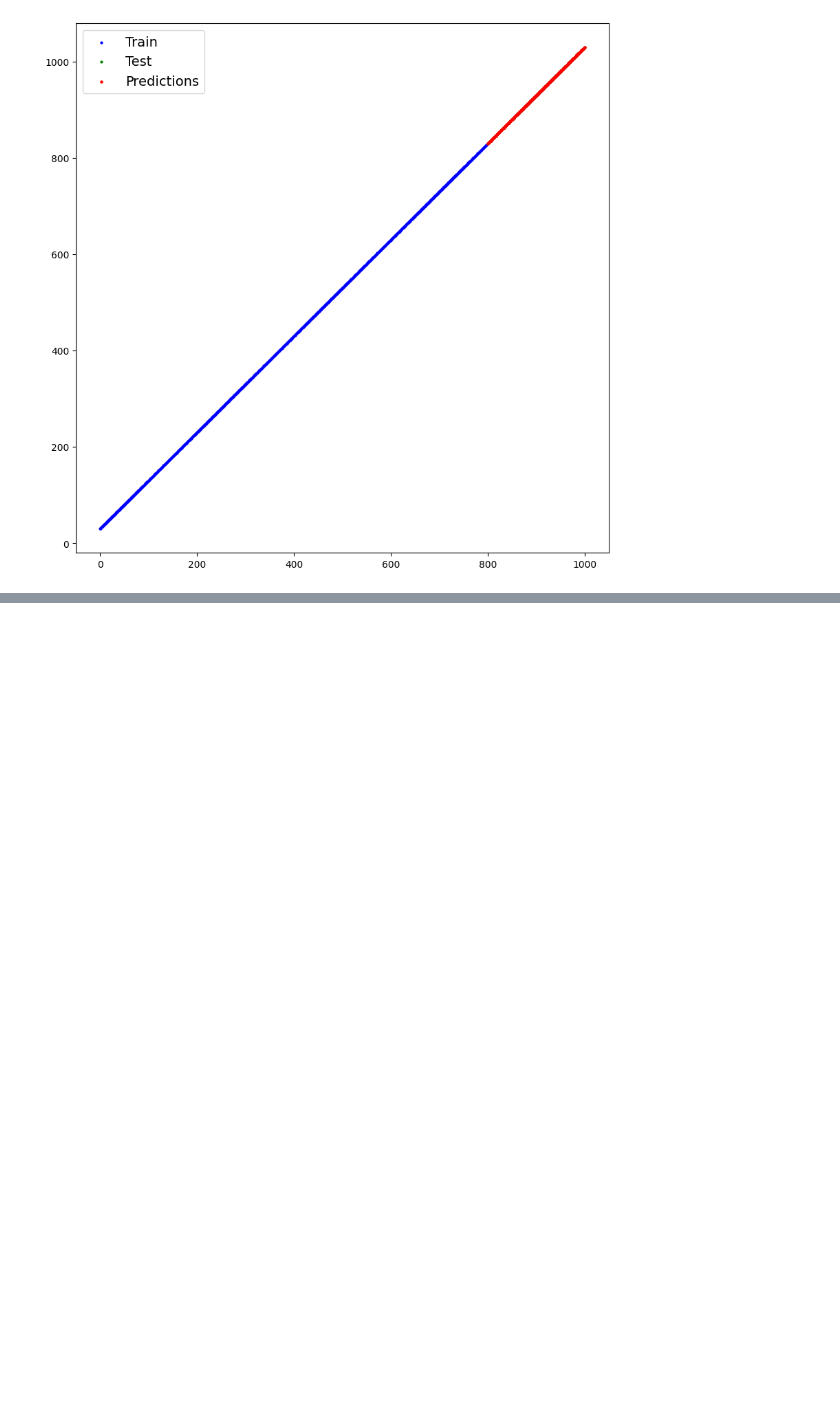
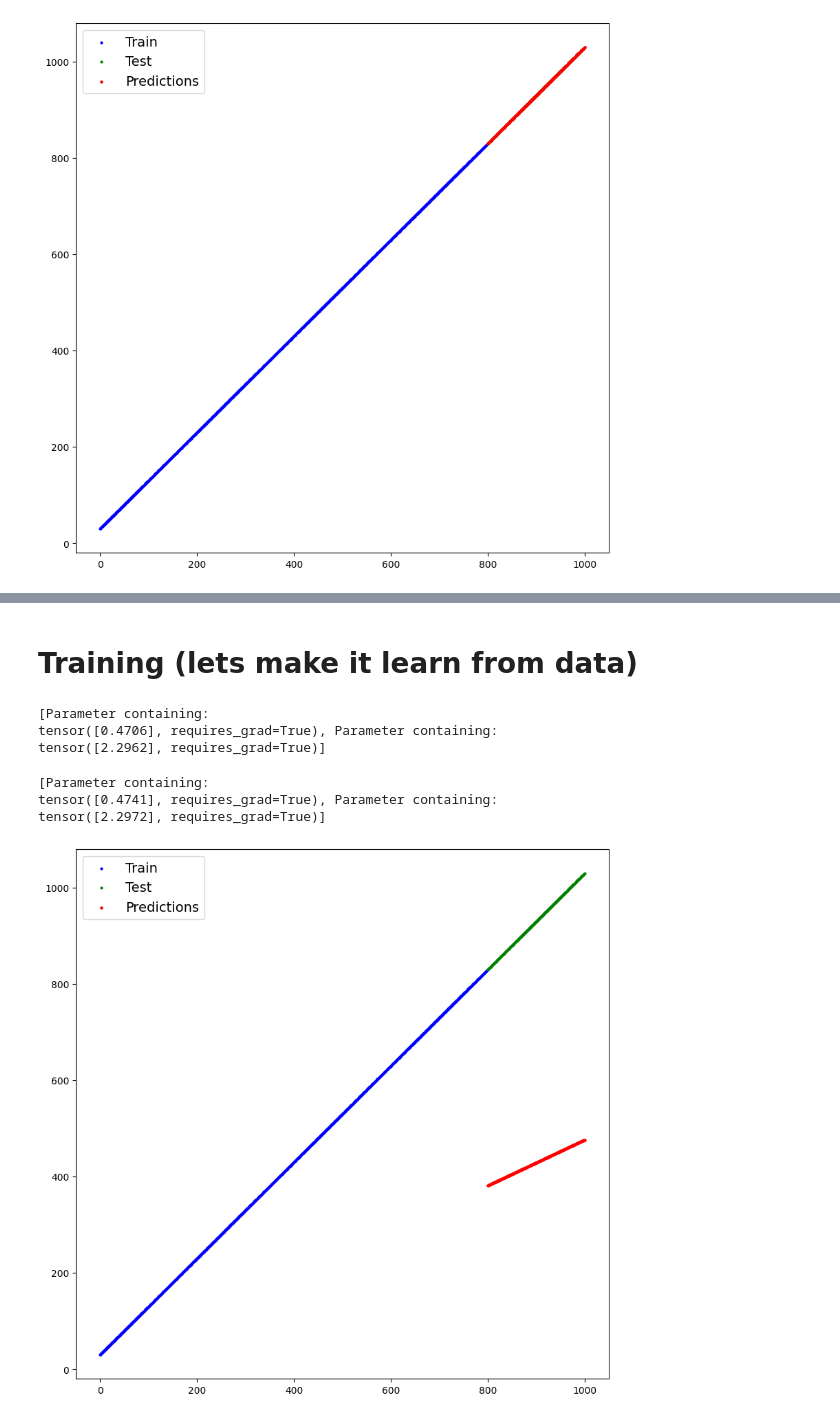
Before and after one commit to GiovanniRaseraF/cpp, a Jupyter notebook: pytorch/code/03_Workflow.ipynb, the cells around one changed output, grey strips where cells are left out. Drawn from its saved outputs; the diff is of its cells as text; code cells hidden in the pictures; blank space fills up the shorter version.

```diff
--- a/pytorch/code/03_Workflow.ipynb
+++ b/pytorch/code/03_Workflow.ipynb
@@ -154,0 +187,3 @@ TypeError: randn() received an invalid combination of arguments - got (int, requ
+# %%
+with torch.inference_mode():
+    predictions = model(X_test)
@@ -154,0 +218,2 @@ TypeError: randn() received an invalid combination of arguments - got (int, requ
+# %% [markdown]
+# Training (lets make it learn from data)
@@ -154,0 +241,49 @@ TypeError: randn() received an invalid combination of arguments - got (int, requ
+# %%
+# Training
+model = LinearRegressionModel()
+print(list(model.parameters()))
+# Lets setup an optimizer
+loss_func = nn.L1Loss() # We need the loss
+# We need to chose the optimizer
+optimizer = torch.optim.SGD( # Stocastic gradient decent
+    params = model.parameters(),  # the parameters to optimize
+    lr = 0.01 # learning rate, a metaparameter
+)
+
+epochs = 10 # Hyperparameter to know how many loops
+for epoch in range(epochs):
+    # Set to training mode (for this we need grad=True)
+    model.train() # Set the model to allow for gradient decent
+
+    # Farward pass
+    new_y_pred = model(X_train)
+
+    # Calculate Loss (pred, real)
+    loss = loss_func(new_y_pred, Y_train)
+
+    # Optimizer zero grad
+    optimizer.zero_grad()
+
+    # Backpropagation
+    loss.backward()
+
+    # Optimize
+    optimizer.step()
+
+    # Testing
+    model.eval()
+# %% [output]
+[Parameter containing:
+tensor([0.4706], requires_grad=True), Parameter containing:
+tensor([2.2962], requires_grad=True)]
+# %%
+# Lets see
+print(list(model.parameters()))
+with torch.inference_mode():
+    predictions = model(X_test)
+pp(X_train, Y_train, X_test, Y_test, predictions)
+# %% [output]
+[Parameter containing:
+tensor([0.4741], requires_grad=True), Parameter containing:
+tensor([2.2972], requires_grad=True)]
+[figure, added]
```
Also changed, not shown: parts of 11 cells of this notebook, 1 other file.
